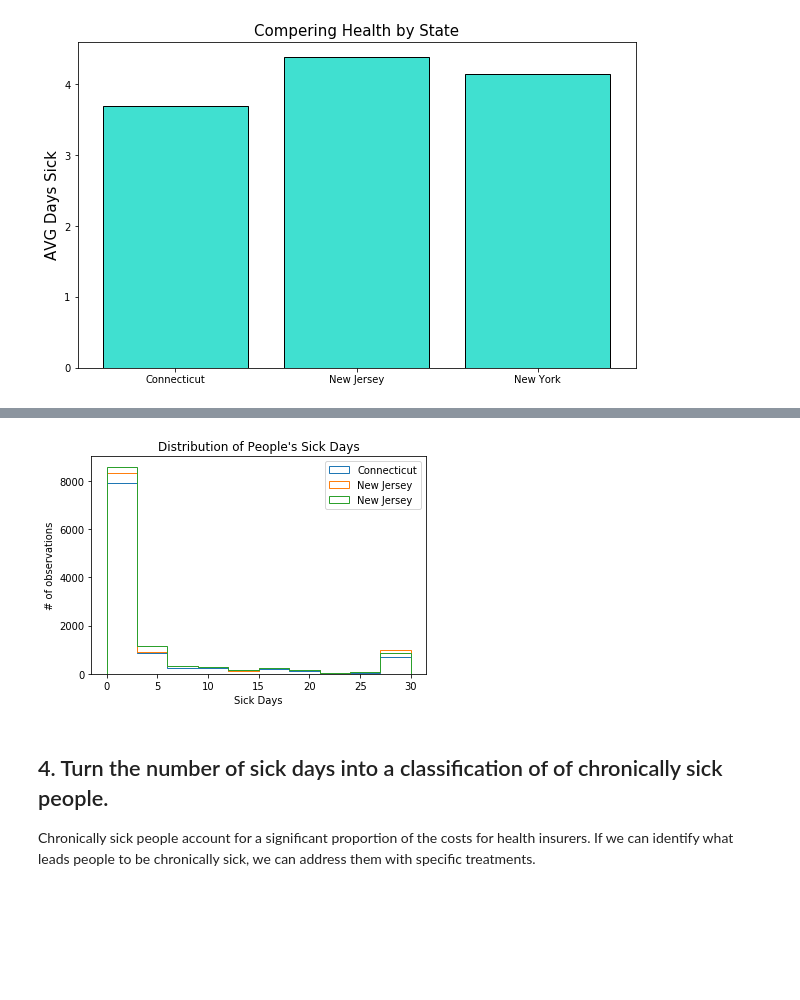
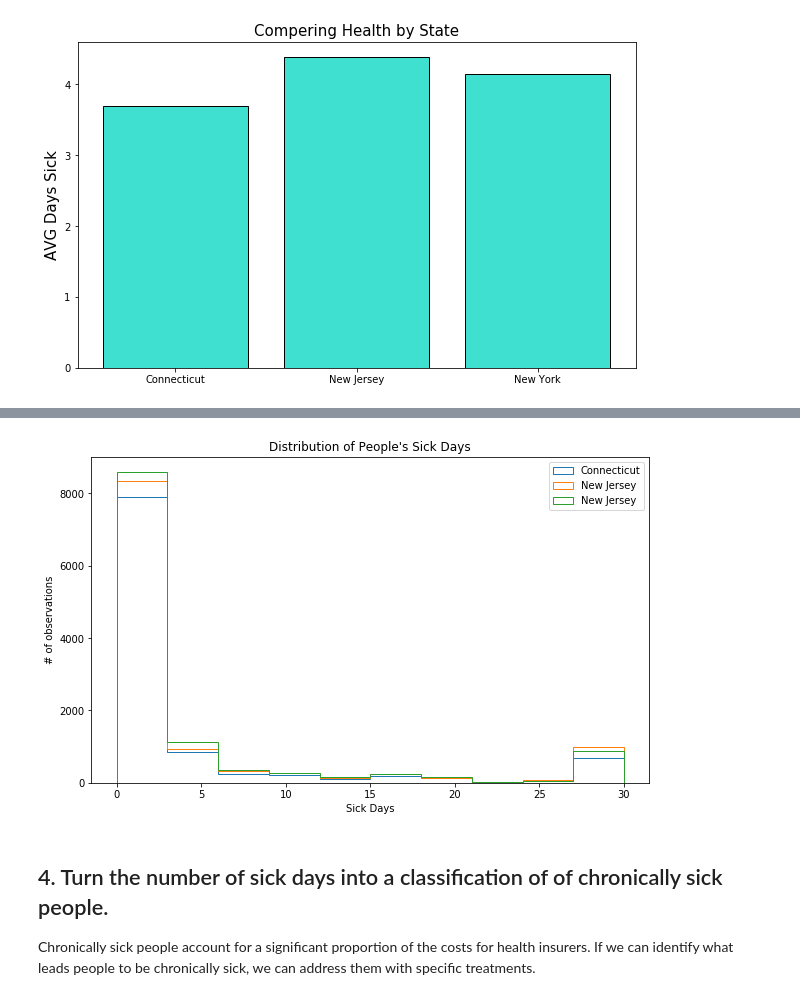
Before and after one commit to vanitoz/nyc-mhtn-ds-120720-lectures, a Jupyter notebook: Phase_1/STATS_case_study/Statistical_Tests_Applied.ipynb, the cells around one changed output, grey strips where cells are left out. Saved outputs shown, nothing was run; the diff lists cells and outputs as text; code cells hidden in the pictures; blank space fills up the shorter version.

```diff
--- a/Phase_1/STATS_case_study/Statistical_Tests_Applied.ipynb
+++ b/Phase_1/STATS_case_study/Statistical_Tests_Applied.ipynb
@@ -38,2 +38,2 @@ df.head()
 # %%
-df.rename(columns={'_STATE': 'state' ,'PHYSHLTH': 'physical_health'}, inplace= True)    # renaming 2 columns
+df.rename(columns={'_STATE': 'state' ,'PHYSHLTH': 'physical_health', 'SMOKDAY2': 'smoking'}, inplace= True)    # renaming 2 columns
@@ -202,18 +164,18 @@ ny = df.loc[ df['state'] == 'New York' , ['physical_health']]
 # %%
 #graphic showing the histogram of data
-fig, ax = plt.subplots()
+fig, ax = plt.subplots(figsize=(10,6))
 
 ax.hist(ct.values , label="Connecticut", histtype='step')
 ax.hist(nj.values, label="New Jersey", histtype='step')
 ax.hist(ny.values, label="New Jersey", histtype='step')
 
 ax.set_xlabel('Sick Days')
 ax.set_ylabel('# of observations')
 ax.set_title("Distribution of People's Sick Days")
 ax.legend()
 plt.show()
 # %% [output]
-[figure, old version]
+[figure, new version]
 # %% [markdown]
 ## 4. Turn the number of sick days into a classification of of chronically sick people.
 
```
Also changed, not shown: parts of 21 cells of this notebook.
